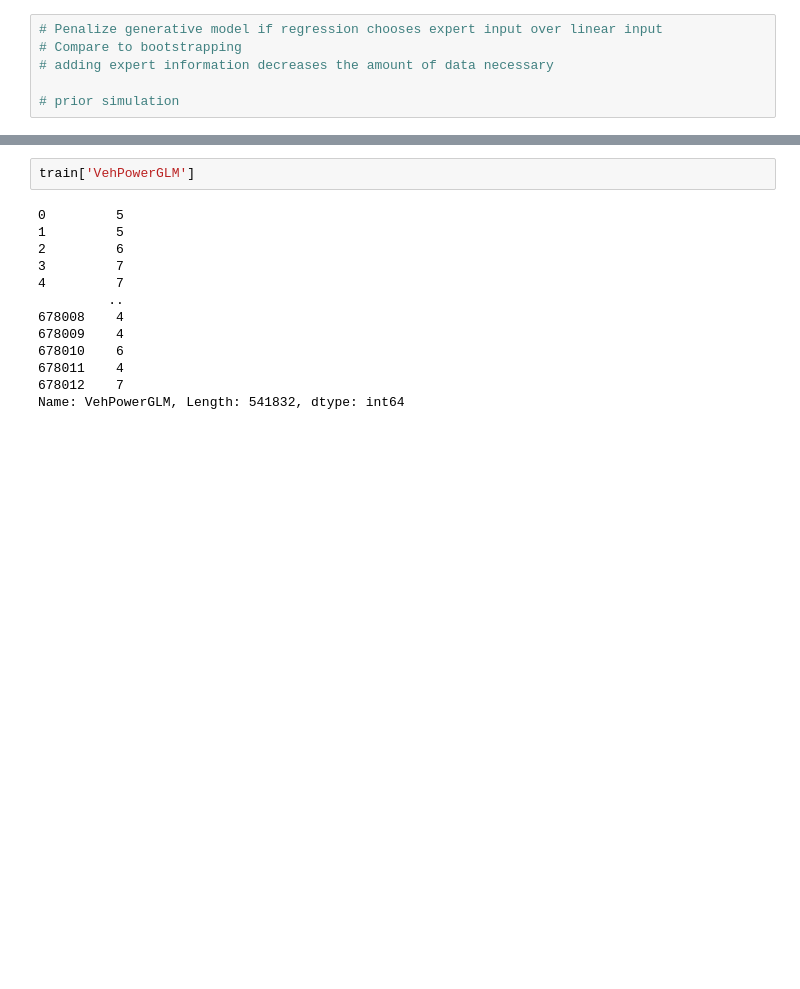
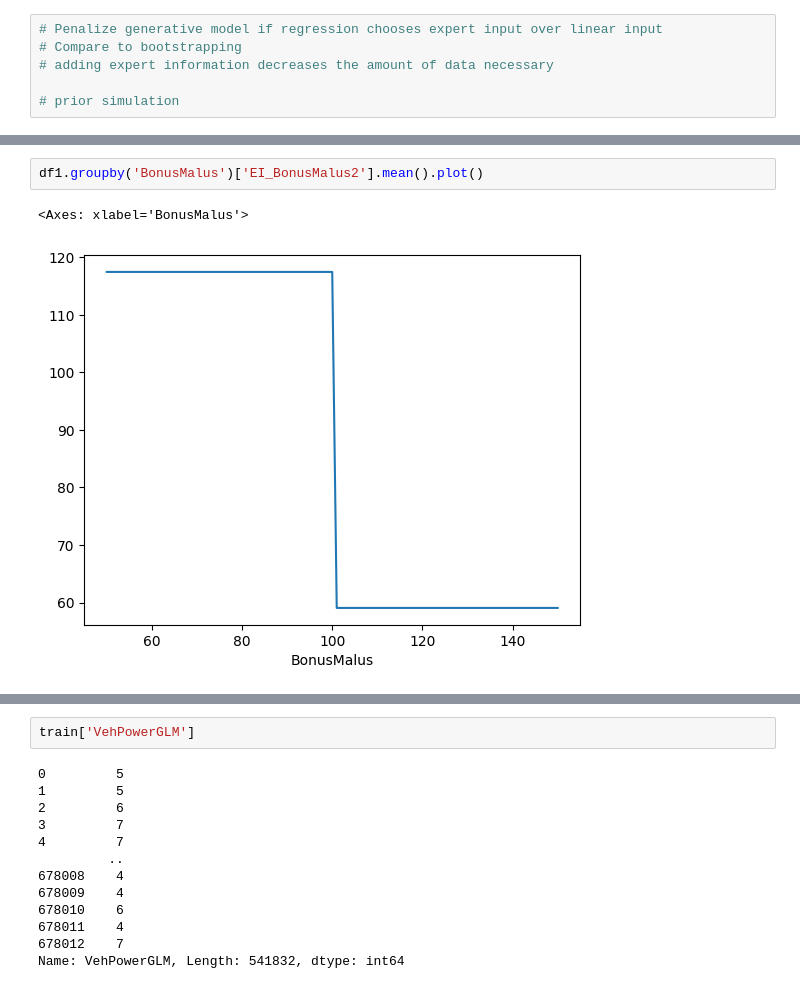
Before and after one commit to AfairiJJ/thesis, a Jupyter notebook: _1_3_Implement_Expert_Input.ipynb, the cells around one changed output, grey strips where cells are left out. Saved outputs shown, nothing was run; the diff lists cells and outputs as text; blank space fills up the shorter version.

```diff
--- a/_1_3_Implement_Expert_Input.ipynb
+++ b/_1_3_Implement_Expert_Input.ipynb
@@ -40,0 +68,5 @@ The autoreload extension is already loaded. To reload it, use:
+# %%
+df1.groupby('BonusMalus')['EI_BonusMalus2'].mean().plot()
+# %% [output]
+<Axes: xlabel='BonusMalus'>
+[figure, added]
```
Also changed, not shown: parts of 14 cells of this notebook, 34 other files.
